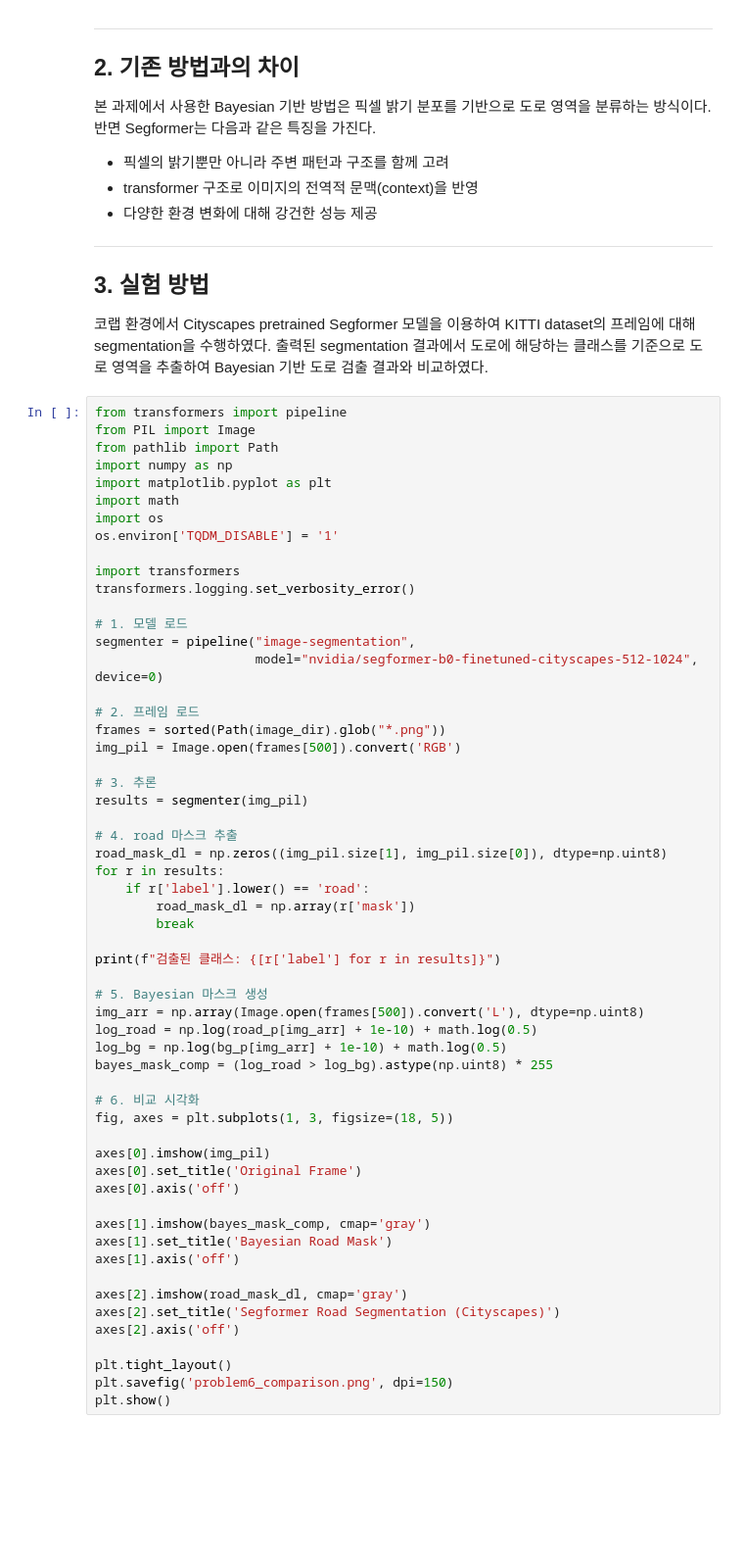
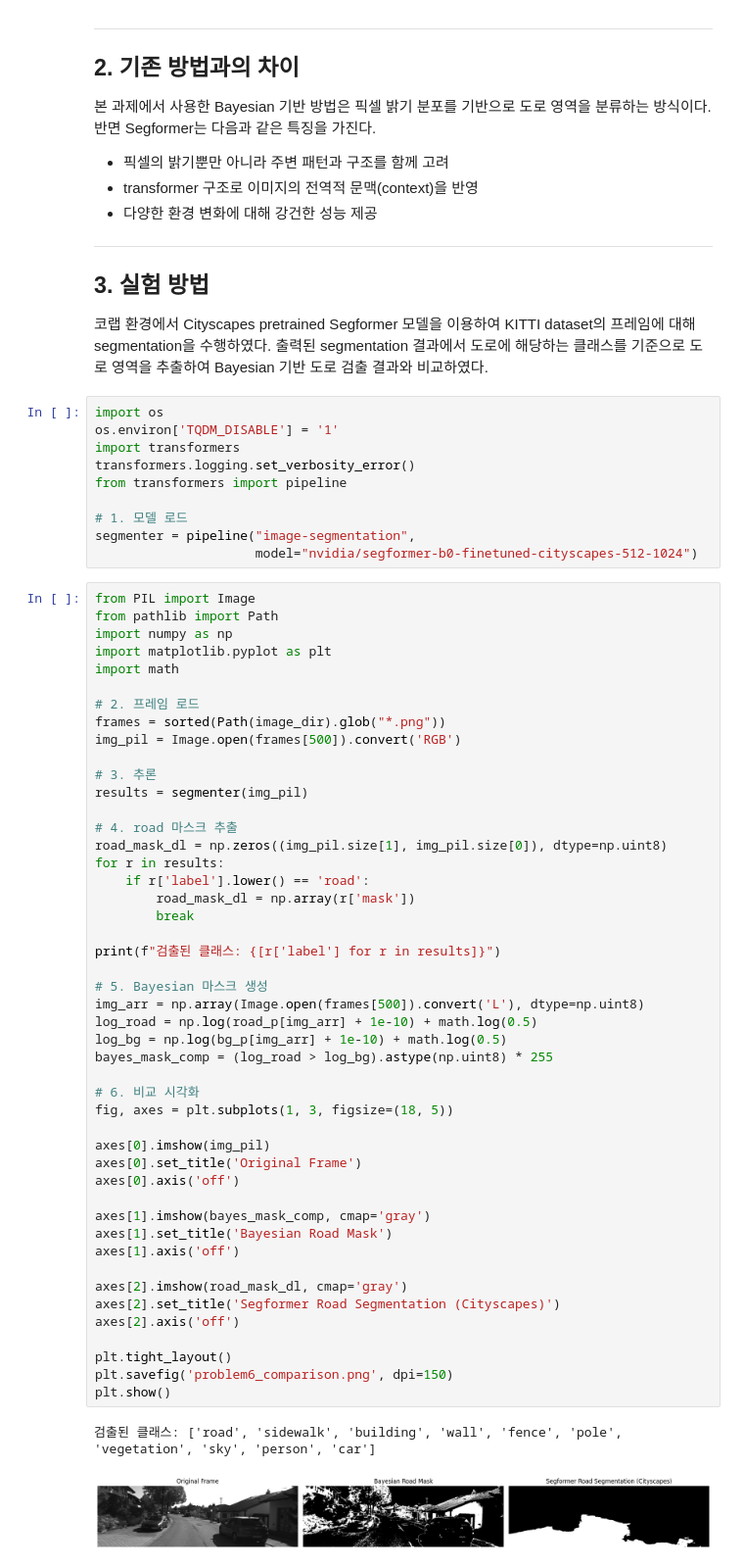
Before and after one commit to HwangJieun03/AutonomousSystem, a Jupyter notebook: AutonomousSystem_Mid_term_Report.ipynb, the cells around one changed output. Shown at 98% size. Saved outputs shown, nothing was run; the diff lists cells and outputs as text; blank space fills up the shorter version.

```diff
--- a/AutonomousSystem_Mid_term_Report.ipynb
+++ b/AutonomousSystem_Mid_term_Report.ipynb
@@ -728,22 +728,22 @@ KITTI 데이터셋과 유사한 특성을 가지므로 보다 적합한 비교
 KITTI dataset의 프레임에 대해 segmentation을 수행하였다.
 출력된 segmentation 결과에서 도로에 해당하는 클래스를 기준으로
 도로 영역을 추출하여 Bayesian 기반 도로 검출 결과와 비교하였다.
+# %%
+import os
+os.environ['TQDM_DISABLE'] = '1'
+import transformers
+transformers.logging.set_verbosity_error()
+from transformers import pipeline
+
+# 1. 모델 로드
+segmenter = pipeline("image-segmentation",
+                     model="nvidia/segformer-b0-finetuned-cityscapes-512-1024")
 # %%
-from transformers import pipeline
 from PIL import Image
 from pathlib import Path
 import numpy as np
 import matplotlib.pyplot as plt
 import math
-import os
-os.environ['TQDM_DISABLE'] = '1'
-
-import transformers
-transformers.logging.set_verbosity_error()
-
-# 1. 모델 로드
-segmenter = pipeline("image-segmentation",
-                     model="nvidia/segformer-b0-finetuned-cityscapes-512-1024", device=0)
 
 # 2. 프레임 로드
 frames = sorted(Path(image_dir).glob("*.png"))
@@ -758,33 +758,36 @@ for r in results:
     if r['label'].lower() == 'road':
         road_mask_dl = np.array(r['mask'])
         break
 
 print(f"검출된 클래스: {[r['label'] for r in results]}")
 
 # 5. Bayesian 마스크 생성
 img_arr = np.array(Image.open(frames[500]).convert('L'), dtype=np.uint8)
 log_road = np.log(road_p[img_arr] + 1e-10) + math.log(0.5)
 log_bg = np.log(bg_p[img_arr] + 1e-10) + math.log(0.5)
 bayes_mask_comp = (log_road > log_bg).astype(np.uint8) * 255
 
 # 6. 비교 시각화
 fig, axes = plt.subplots(1, 3, figsize=(18, 5))
 
 axes[0].imshow(img_pil)
 axes[0].set_title('Original Frame')
 axes[0].axis('off')
 
 axes[1].imshow(bayes_mask_comp, cmap='gray')
 axes[1].set_title('Bayesian Road Mask')
 axes[1].axis('off')
 
 axes[2].imshow(road_mask_dl, cmap='gray')
 axes[2].set_title('Segformer Road Segmentation (Cityscapes)')
 axes[2].axis('off')
 
 plt.tight_layout()
 plt.savefig('problem6_comparison.png', dpi=150)
 plt.show()
+# %% [output]
+검출된 클래스: ['road', 'sidewalk', 'building', 'wall', 'fence', 'pole', 'vegetation', 'sky', 'person', 'car']
+[figure, added]
 # %% [markdown]
 ## 4. 결과 비교
 
```
Also changed, not shown: parts of 1 cell of this notebook.
